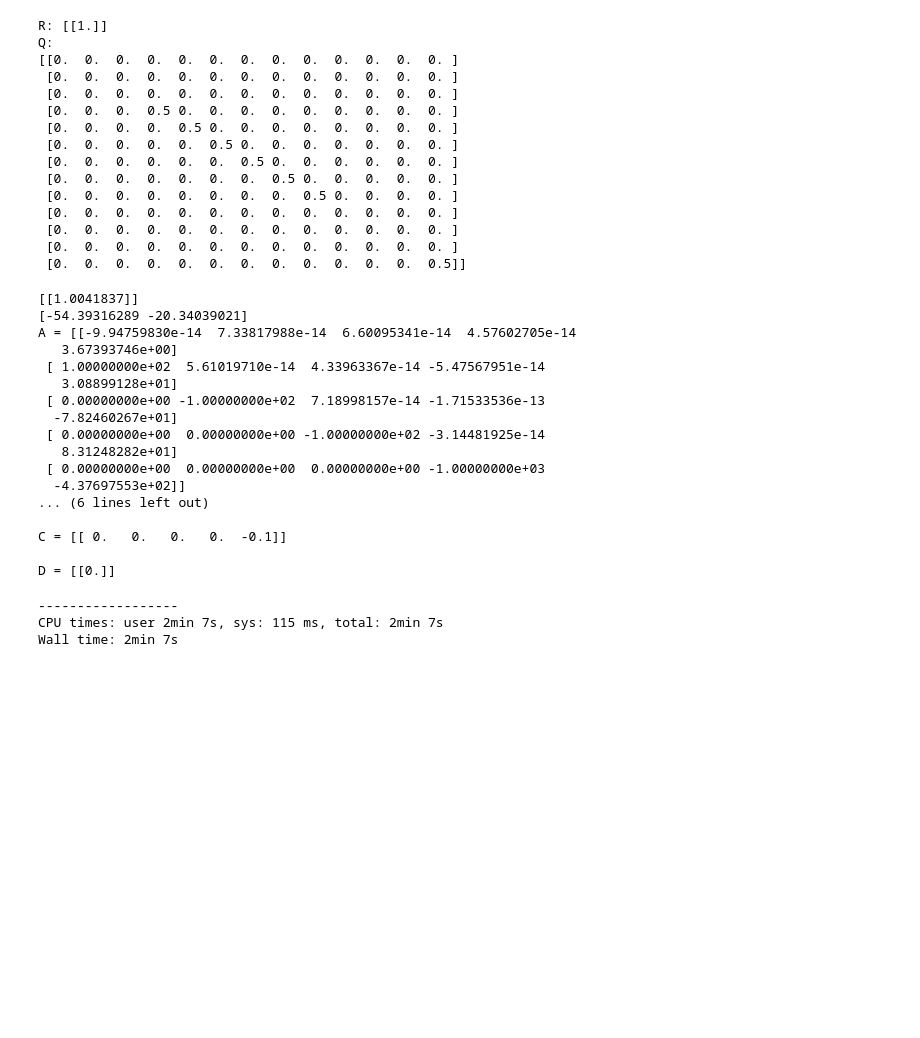
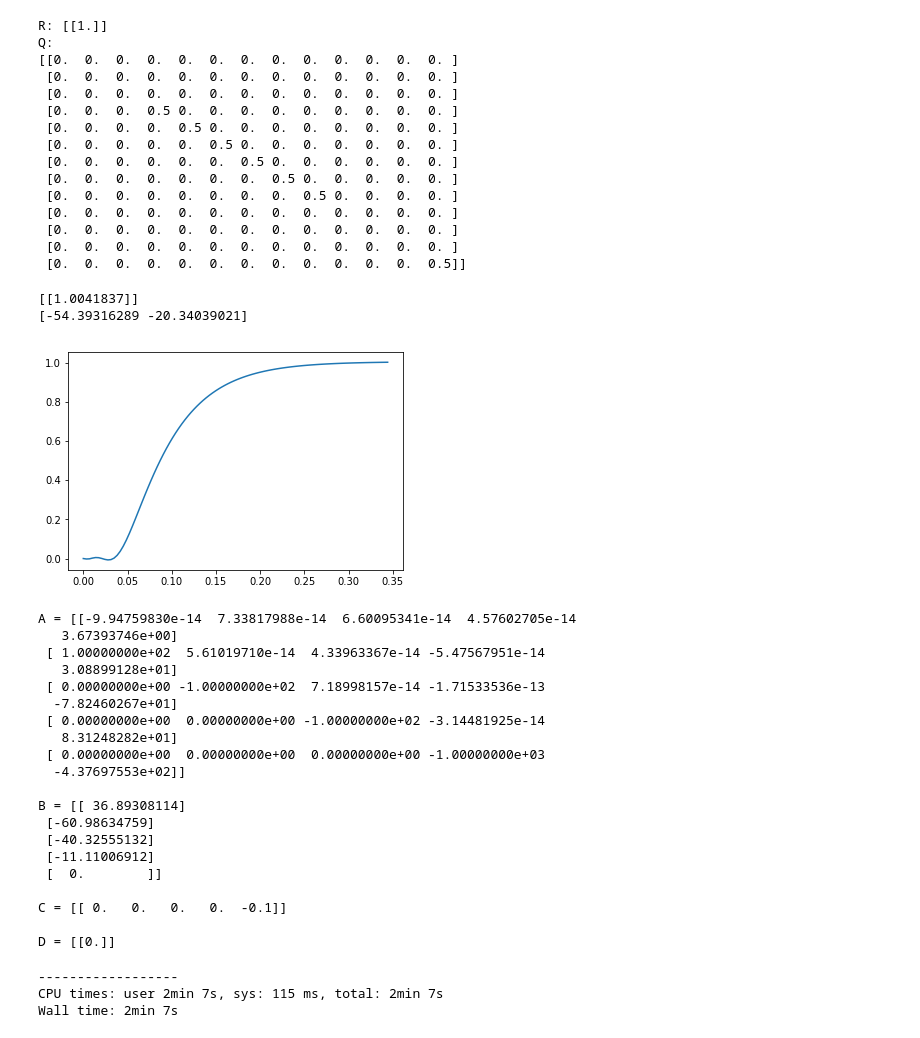
Before and after one commit to ipa-lth/jupyter_nb, a Jupyter notebook: identification/best_ekf_ident-phd-500.ipynb, the cells around one changed output. Saved outputs shown, nothing was run; the diff lists cells and outputs as text; code cells hidden in the pictures; blank space fills up the shorter version.

```diff
--- a/identification/best_ekf_ident-phd-500.ipynb
+++ b/identification/best_ekf_ident-phd-500.ipynb
@@ -363,51 +363,57 @@ numerator, denominator = con.pade(Tf, pade_order)
 tf3 = con.series(ss2, con.tf(numerator,denominator))
 ss3 = con.tf2ss(tf3)
 
-#plt.plot(*con.step_response(ss3))
-#plt.show()
+plt.plot(*con.step_response(ss3))
+plt.show()
 
 Af = ss3.A
 Bf = ss3.B
 Cf = ss3.C
 Df = ss3.D
 
 print ss3
 
 ### Testsystem ####
 xx_0 = np.zeros((len(Bf),1))
 
 x_t_real = xx_0
 def calc_TestSystem(u):
     global Af, Bf, Cf, Df, x_t_real
 
     #print "Af:\n", Af
     #print "x_t:\n", x_t_real
     x_dot = Af.dot(x_t_real)
     x_dot = x_dot + Bf.dot(u)
     y = Cf.dot(x_t_real) + Df.dot(u)
 
     #print x_dot
     x_t_real = x_t_real + x_dot*T
 
     return y
 # %% [output]
 [[1.0041837]]
 [-54.39316289 -20.34039021]
-A = [[-9.94759830e-14  7.33817988e-14  6.60095341e-14  4.57602705e-14
-   3.67393746e+00]
- [ 1.00000000e+02  5.61019710e-14  4.33963367e-14 -5.47567951e-14
-   3.08899128e+01]
- [ 0.00000000e+00 -1.00000000e+02  7.18998157e-14 -1.71533536e-13
-  -7.82460267e+01]
- [ 0.00000000e+00  0.00000000e+00 -1.00000000e+02 -3.14481925e-14
-   8.31248282e+01]
- [ 0.00000000e+00  0.00000000e+00  0.00000000e+00 -1.00000000e+03
-  -4.37697553e+02]]
-... (6 lines left out)
-
-C = [[ 0.   0.   0.   0.  -0.1]]
-
-D = [[0.]]
+[figure, added]
+A = [[-9.94759830e-14  7.33817988e-14  6.60095341e-14  4.57602705e-14
+   3.67393746e+00]
+ [ 1.00000000e+02  5.61019710e-14  4.33963367e-14 -5.47567951e-14
+   3.08899128e+01]
+ [ 0.00000000e+00 -1.00000000e+02  7.18998157e-14 -1.71533536e-13
+  -7.82460267e+01]
+ [ 0.00000000e+00  0.00000000e+00 -1.00000000e+02 -3.14481925e-14
+   8.31248282e+01]
+ [ 0.00000000e+00  0.00000000e+00  0.00000000e+00 -1.00000000e+03
+  -4.37697553e+02]]
+
+B = [[ 36.89308114]
+ [-60.98634759]
+ [-40.32555132]
+ [-11.11006912]
+ [  0.        ]]
+
+C = [[ 0.   0.   0.   0.  -0.1]]
+
+D = [[0.]]
 # %%
 # return real part of a vector
 def real_vector(vector):
```
Also changed, not shown: 8 other files.
